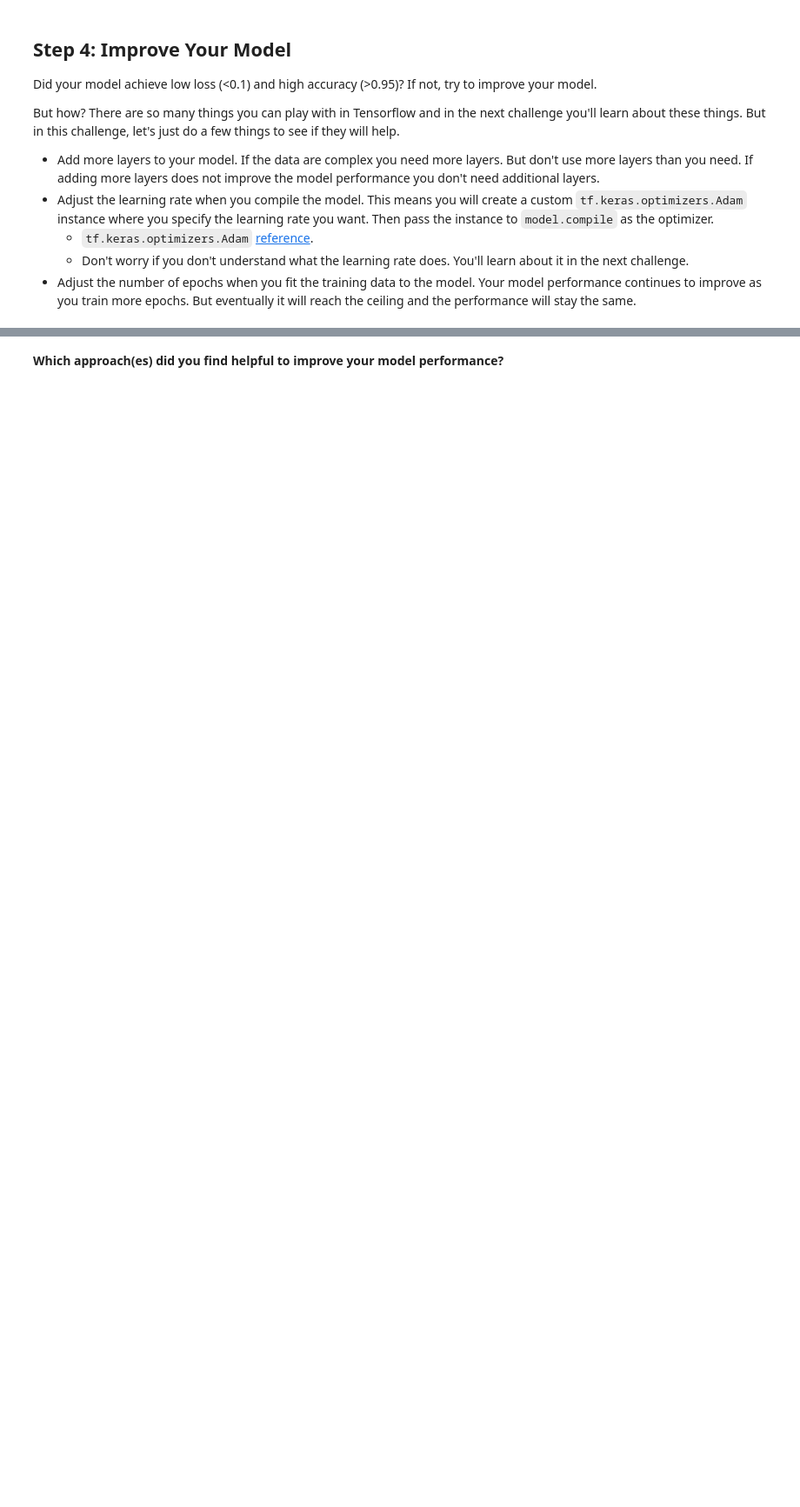
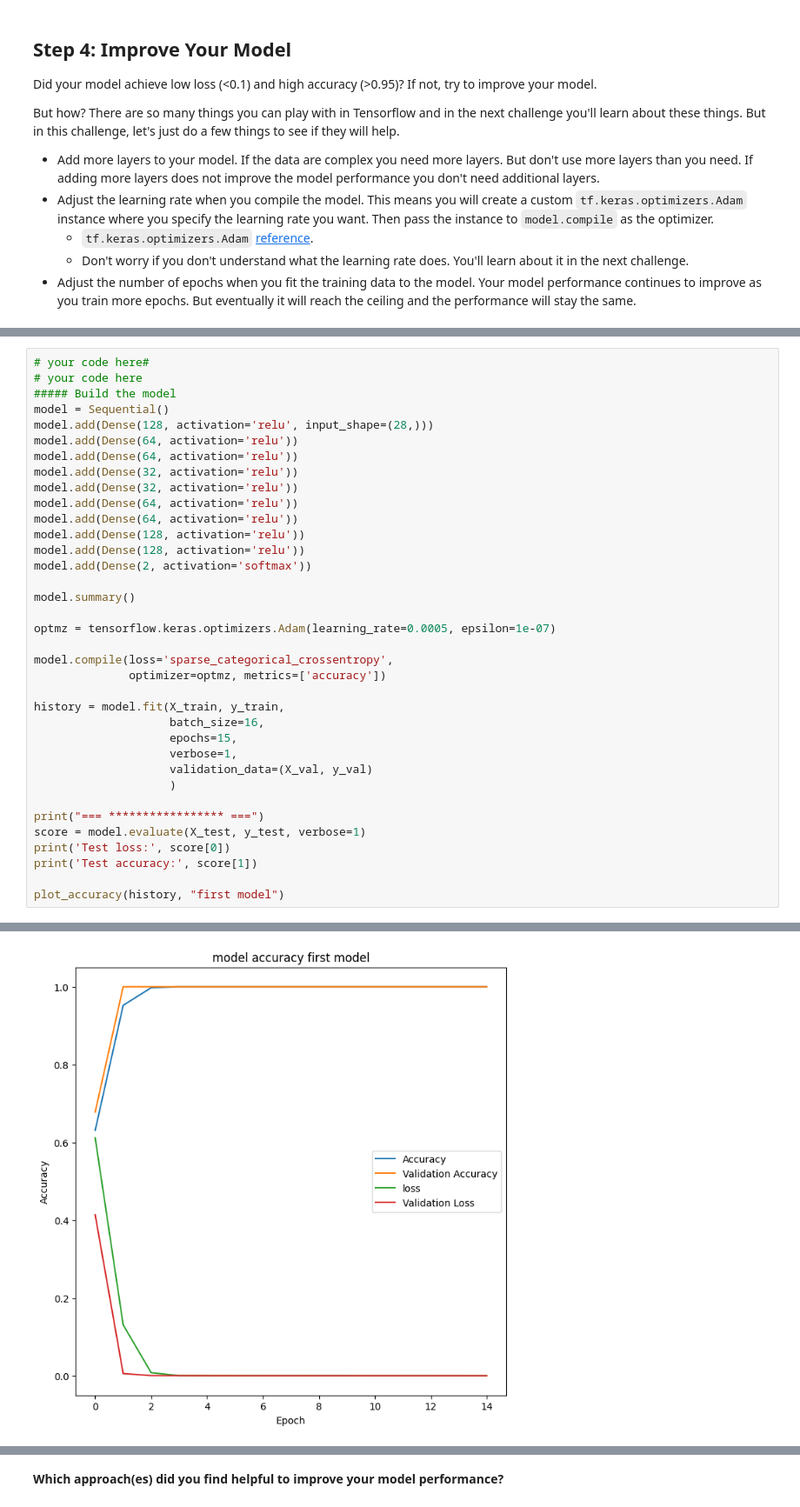
Before and after one commit to RamziRBM/lab-neural-networks, a Jupyter notebook: your-code/challenge-1.ipynb, the cells around one changed output, grey strips where cells are left out. Shown: that part at 87% size. Drawn from its saved outputs; the diff is of its cells as text; blank space fills up the shorter version.

```diff
--- a/your-code/challenge-1.ipynb
+++ b/your-code/challenge-1.ipynb
@@ -224,0 +252,37 @@ But how? There are so many things you can play with in Tensorflow and in the nex
+# %%
+# your code here#
+# your code here
+##### Build the model
+model = Sequential()
+model.add(Dense(128, activation='relu', input_shape=(28,)))
+model.add(Dense(64, activation='relu'))
+model.add(Dense(64, activation='relu'))
+model.add(Dense(32, activation='relu'))
+model.add(Dense(32, activation='relu'))
+model.add(Dense(64, activation='relu'))
+model.add(Dense(64, activation='relu'))
+model.add(Dense(128, activation='relu'))
+model.add(Dense(128, activation='relu'))
+model.add(Dense(2, activation='softmax'))
+
+model.summary()
+
+optmz = tensorflow.keras.optimizers.Adam(learning_rate=0.0005, epsilon=1e-07)
+
+model.compile(loss='sparse_categorical_crossentropy',
+              optimizer=optmz, metrics=['accuracy'])
+
+history = model.fit(X_train, y_train,
+                    batch_size=16,
+                    epochs=15,
+                    verbose=1,
+                    validation_data=(X_val, y_val)
+                    )
+
+print("=== ***************** ===")
+score = model.evaluate(X_test, y_test, verbose=1)
+print('Test loss:', score[0])
+print('Test accuracy:', score[1])
+
+plot_accuracy(history, "first model")
+# %% [output]
@@ -224,0 +327 @@ But how? There are so many things you can play with in Tensorflow and in the nex
+[figure, added]
```
Also changed, not shown: parts of 11 cells of this notebook.
